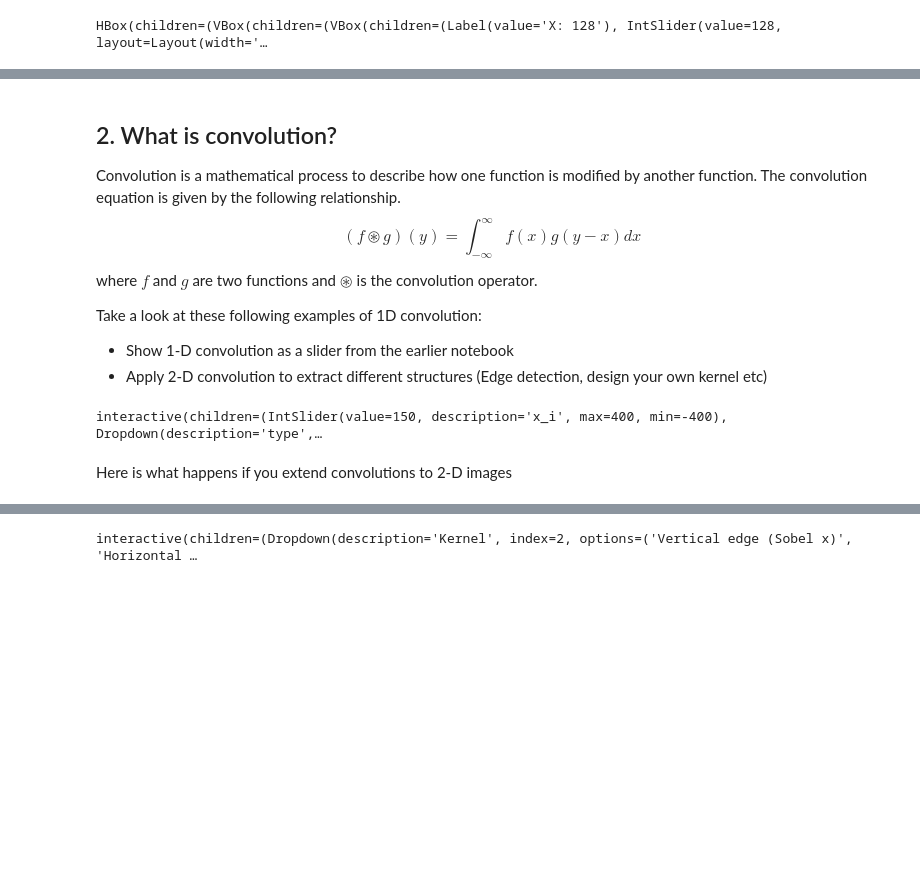
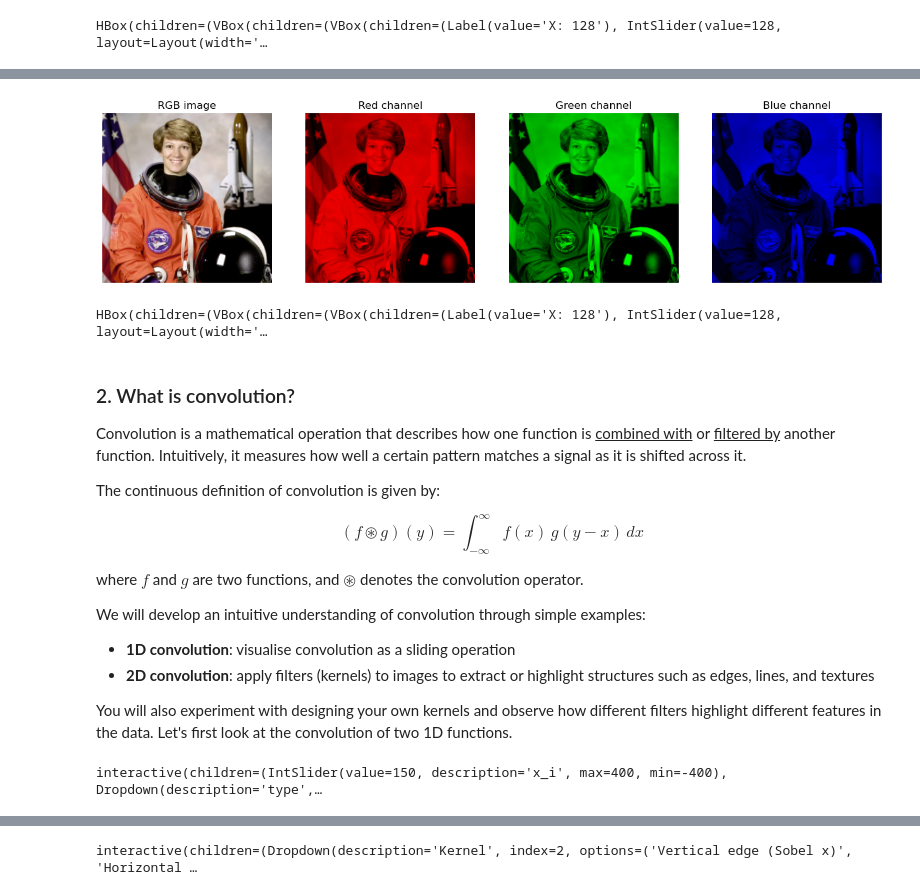
Before and after one commit to cryoTUD/ai4nanobiology, a Jupyter notebook: week_2/2_images_and_convolutional_networks.ipynb, the cells around one changed output, grey strips where cells are left out. Saved outputs shown, nothing was run; the diff lists cells and outputs as text; code cells hidden in the pictures; blank space fills up the shorter version.

```diff
--- a/week_2/2_images_and_convolutional_networks.ipynb
+++ b/week_2/2_images_and_convolutional_networks.ipynb
@@ -30,16 +75,70 @@ HBox(children=(VBox(children=(VBox(children=(Label(value='X: 128'), IntSlider(va
+# %%
+import numpy as np
+import matplotlib.pyplot as plt
+from skimage import data
+from skimage.transform import resize
+from src.conv_utils import get_pixel_values
+from IPython.display import display
+
+# Load and resize image
+I = resize(data.astronaut(), (256, 256), anti_aliasing=True)
+
+# --- Create colored channel images ---
+R = np.zeros_like(I)
+G = np.zeros_like(I)
+B = np.zeros_like(I)
+
+R[:, :, 0] = I[:, :, 0]
+G[:, :, 1] = I[:, :, 1]
+B[:, :, 2] = I[:, :, 2]
+
+# --- Plot original + channels ---
+fig, axs = plt.subplots(1, 4, figsize=(16, 4))
+
+# Original image and channels in RGB
+axs[0].imshow(I)
+axs[0].set_title("RGB image")
+axs[0].axis("off")
+
+axs[1].imshow(R)
+axs[1].set_title("Red channel")
+axs[1].axis("off")
+
+axs[2].imshow(G)
+axs[2].set_title("Green channel")
+axs[2].axis("off")
+
+axs[3].imshow(B)
+axs[3].set_title("Blue channel")
+axs[3].axis("off")
+
+plt.show()
+
+# --- Interactive pixel inspector ---
+ui = get_pixel_values(I[:, :, 0], box=8)  # red channel
+display(ui)
+# %% [output]
+[figure, added]
+HBox(children=(VBox(children=(VBox(children=(Label(value='X: 128'), IntSlider(value=128, layout=Layout(width='…
 # %% [markdown]
-## 2. What is convolution?
-Convolution is a mathematical process to describe how one function is modified by another function. The convolution equation is given by the following relationship.
+### 2. What is convolution?
+
+Convolution is a mathematical operation that describes how one function is <u>combined with</u> or <u>filtered by</u> another function. Intuitively, it measures how well a certain pattern matches a signal as it is shifted across it.
+
+The continuous definition of convolution is given by:
+
 \begin{equation}
-    (f \circledast g) (y) = \int_{-\infty}^{\infty} f(x)g(y-x)dx
+    (f \circledast g)(y) = \int_{-\infty}^{\infty} f(x)\,g(y - x)\,dx
 \end{equation}
-where $f$ and $g$ are two functions and $\circledast$ is the convolution operator.
 
-Take a look at these following examples of 1D convolution:
+where $f$ and $g$ are two functions, and $\circledast$ denotes the convolution operator.
 
-- Show 1-D convolution as a slider from the earlier notebook
-- Apply 2-D convolution to extract different structures
-(Edge detection, design your own kernel etc)
+We will develop an intuitive understanding of convolution through simple examples:
+
+- **1D convolution**: visualise convolution as a sliding operation
+- **2D convolution**: apply filters (kernels) to images to extract or highlight structures such as edges, lines, and textures
+
+You will also experiment with designing your own kernels and observe how different filters highlight different features in the data. Let's first look at the convolution of two 1D functions.
 # %%
 ### setup
 from src.conv_utils import (
@@ -49,5 +148,3 @@ from src.conv_utils import (
 play_with_convolution_illustration();
 # %% [output]
 interactive(children=(IntSlider(value=150, description='x_i', max=400, min=-400), Dropdown(description='type',…
-# %% [markdown]
-Here is what happens if you extend convolutions to 2-D images
```
Also changed, not shown: parts of 40 cells of this notebook, 1 other file.
